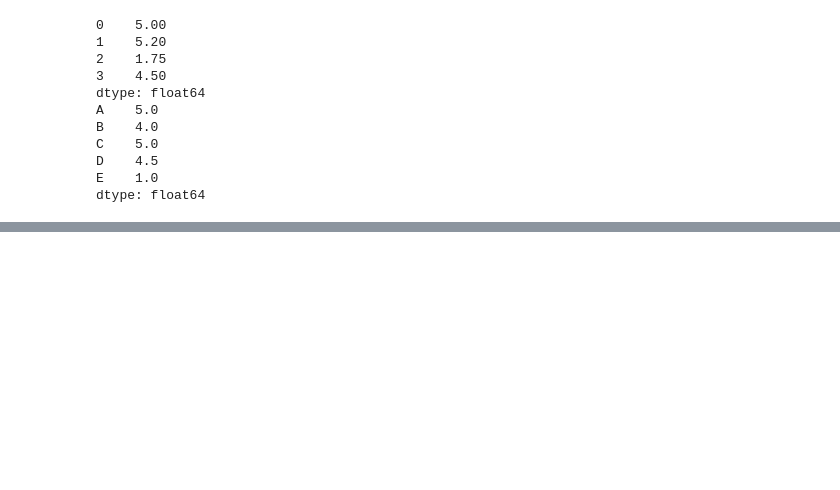
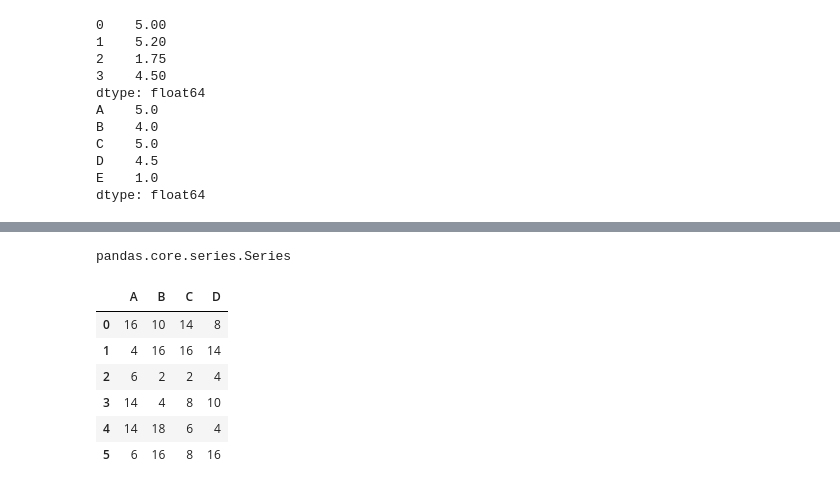
Before and after one commit to cdingding/exercises, a Jupyter notebook: 0Pandas_skills.ipynb, the cells around one changed output, grey strips where cells are left out. Saved outputs shown, nothing was run; the diff lists cells and outputs as text; code cells hidden in the pictures; blank space fills up the shorter version.

Commit message:
Panda Ipython notebook more practice

```diff
--- a/0Pandas_skills.ipynb
+++ b/0Pandas_skills.ipynb
@@ -440,0 +708,14 @@ dtype: float64
+# %%
+type(ls1[2])
+# %% [output]
+pandas.core.series.Series
+# %%
+df.applymap(lambda x: x*2)
+# %% [output]
+|  | A | B | C | D |
+| 0 | 16 | 10 | 14 | 8 |
+| 1 | 4 | 16 | 16 | 14 |
+| 2 | 6 | 2 | 2 | 4 |
+| 3 | 14 | 4 | 8 | 10 |
+| 4 | 14 | 18 | 6 | 4 |
+| 5 | 6 | 16 | 8 | 16 |
```
Also changed, not shown: parts of 28 cells of this notebook.
